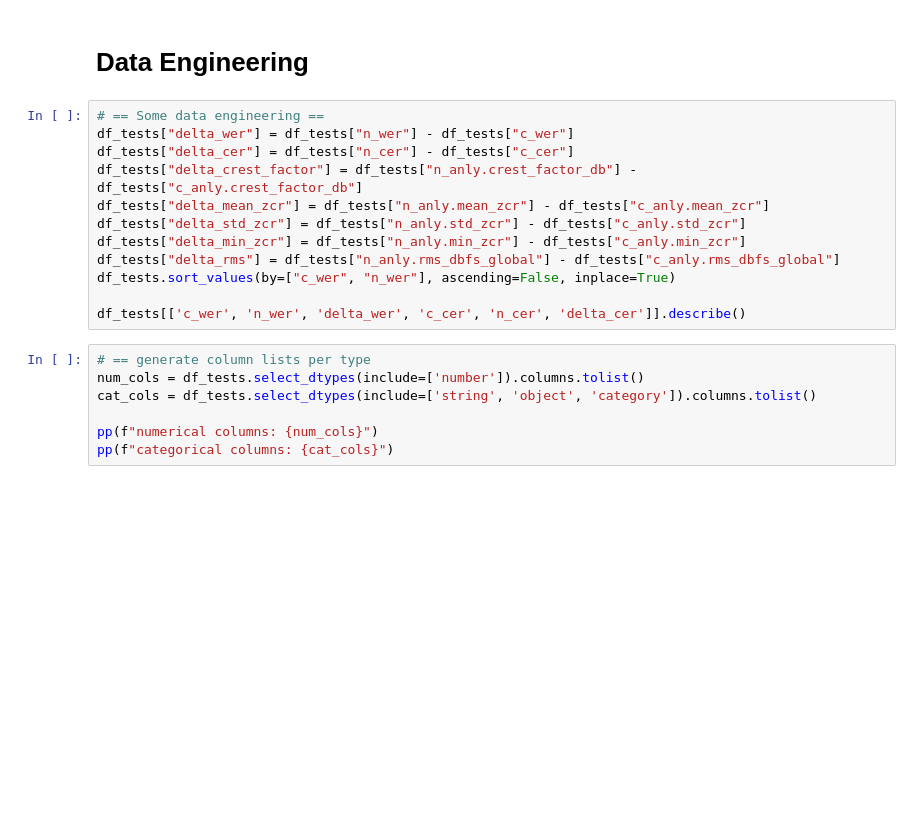
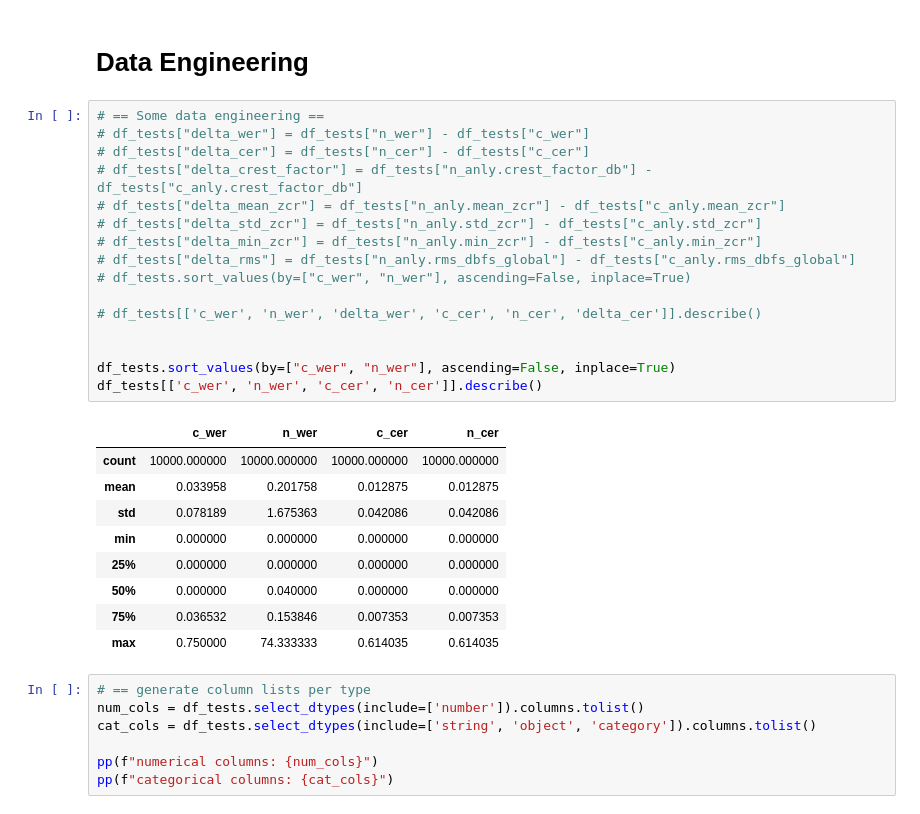
Before and after one commit to jobicari/noisy-speech-asr-benchmarking-pipeline, a Jupyter notebook: notebooks/asr-error-predictions.ipynb, the cells around one changed output. Saved outputs shown, nothing was run; the diff lists cells and outputs as text; blank space fills up the shorter version.

```diff
--- a/notebooks/asr-error-predictions.ipynb
+++ b/notebooks/asr-error-predictions.ipynb
@@ -959,16 +978,30 @@ df_tests
 # Data Engineering
 # %%
 # == Some data engineering ==
-df_tests["delta_wer"] = df_tests["n_wer"] - df_tests["c_wer"]
-df_tests["delta_cer"] = df_tests["n_cer"] - df_tests["c_cer"]
-df_tests["delta_crest_factor"] = df_tests["n_anly.crest_factor_db"] - df_tests["c_anly.crest_factor_db"]
-df_tests["delta_mean_zcr"] = df_tests["n_anly.mean_zcr"] - df_tests["c_anly.mean_zcr"]
-df_tests["delta_std_zcr"] = df_tests["n_anly.std_zcr"] - df_tests["c_anly.std_zcr"]
-df_tests["delta_min_zcr"] = df_tests["n_anly.min_zcr"] - df_tests["c_anly.min_zcr"]
-df_tests["delta_rms"] = df_tests["n_anly.rms_dbfs_global"] - df_tests["c_anly.rms_dbfs_global"]
+# df_tests["delta_wer"] = df_tests["n_wer"] - df_tests["c_wer"]
+# df_tests["delta_cer"] = df_tests["n_cer"] - df_tests["c_cer"]
+# df_tests["delta_crest_factor"] = df_tests["n_anly.crest_factor_db"] - df_tests["c_anly.crest_factor_db"]
+# df_tests["delta_mean_zcr"] = df_tests["n_anly.mean_zcr"] - df_tests["c_anly.mean_zcr"]
+# df_tests["delta_std_zcr"] = df_tests["n_anly.std_zcr"] - df_tests["c_anly.std_zcr"]
+# df_tests["delta_min_zcr"] = df_tests["n_anly.min_zcr"] - df_tests["c_anly.min_zcr"]
+# df_tests["delta_rms"] = df_tests["n_anly.rms_dbfs_global"] - df_tests["c_anly.rms_dbfs_global"]
+# df_tests.sort_values(by=["c_wer", "n_wer"], ascending=False, inplace=True)
+
+# df_tests[['c_wer', 'n_wer', 'delta_wer', 'c_cer', 'n_cer', 'delta_cer']].describe()
+
+
 df_tests.sort_values(by=["c_wer", "n_wer"], ascending=False, inplace=True)
-
-df_tests[['c_wer', 'n_wer', 'delta_wer', 'c_cer', 'n_cer', 'delta_cer']].describe()
+df_tests[['c_wer', 'n_wer', 'c_cer', 'n_cer']].describe()
+# %% [output]
+|  | c_wer | n_wer | c_cer | n_cer |
+| count | 10000.000000 | 10000.000000 | 10000.000000 | 10000.000000 |
+| mean | 0.033958 | 0.201758 | 0.012875 | 0.012875 |
+| std | 0.078189 | 1.675363 | 0.042086 | 0.042086 |
+| min | 0.000000 | 0.000000 | 0.000000 | 0.000000 |
+| 25% | 0.000000 | 0.000000 | 0.000000 | 0.000000 |
+| 50% | 0.000000 | 0.040000 | 0.000000 | 0.000000 |
+| 75% | 0.036532 | 0.153846 | 0.007353 | 0.007353 |
+| max | 0.750000 | 74.333333 | 0.614035 | 0.614035 |
 # %%
 # == generate column lists per type
 num_cols = df_tests.select_dtypes(include=['number']).columns.tolist()
```
Also changed, not shown: parts of 10 cells of this notebook, 1 other file.
